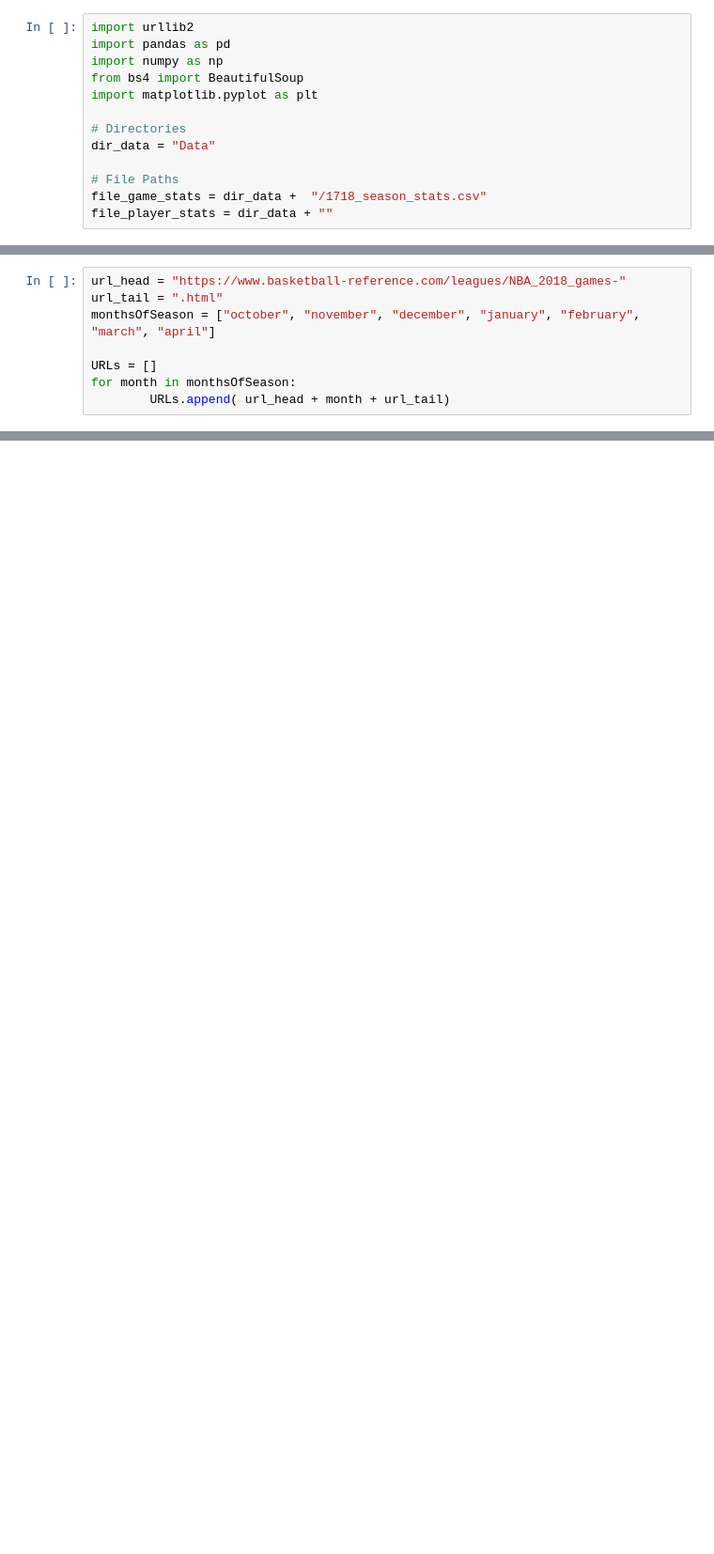
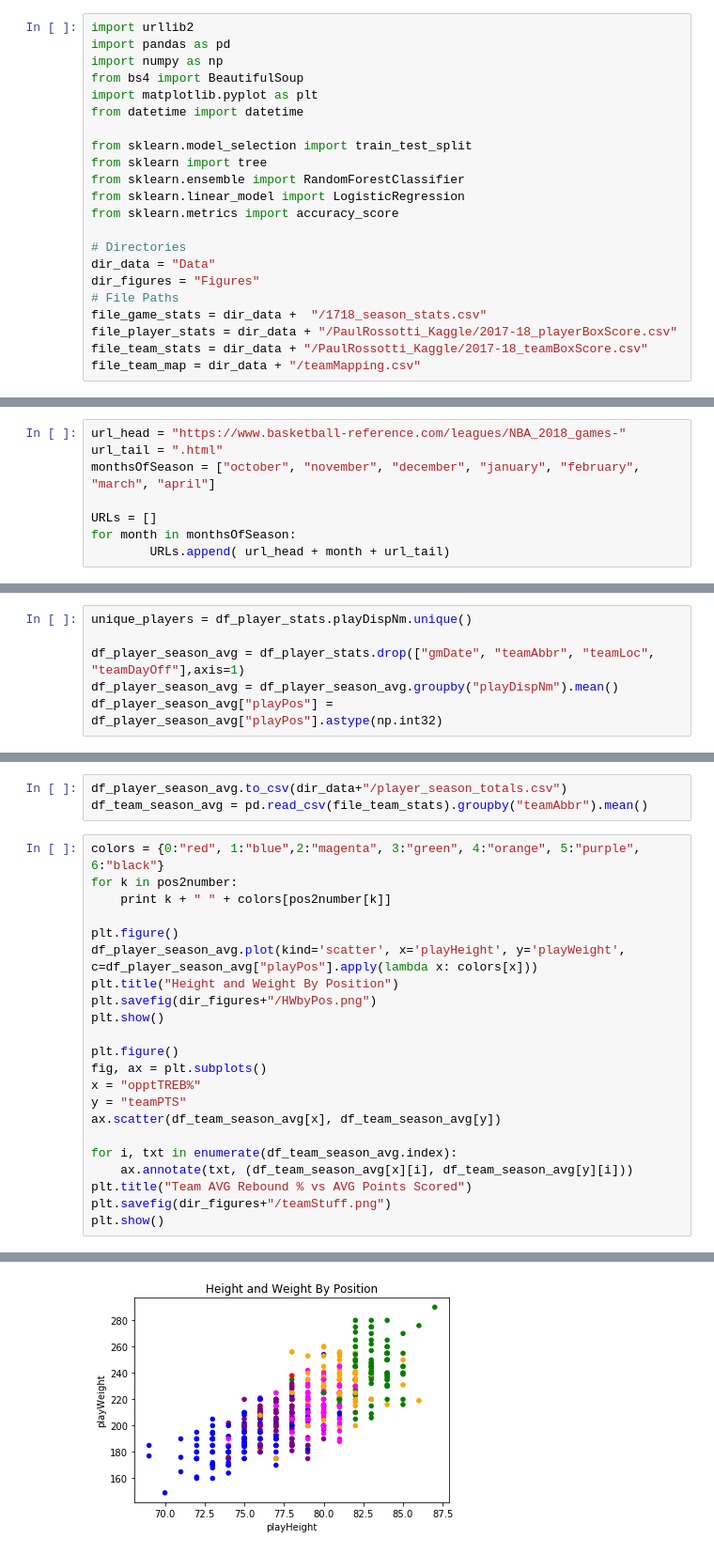
Before and after one commit to emilmoham/CIS3715FinalProj, a Jupyter notebook: FinalProject.ipynb, the cells around one changed output, grey strips where cells are left out. Shown at 94% size. Cells and saved outputs as stored; diff of their text form; blank space fills up the shorter version.

```diff
--- a/FinalProject.ipynb
+++ b/FinalProject.ipynb
@@ -6,10 +16,19 @@ import pandas as pd
 import numpy as np
 from bs4 import BeautifulSoup
 import matplotlib.pyplot as plt
+from datetime import datetime
+
+from sklearn.model_selection import train_test_split
+from sklearn import tree
+from sklearn.ensemble import RandomForestClassifier
+from sklearn.linear_model import LogisticRegression
+from sklearn.metrics import accuracy_score
 
 # Directories
 dir_data = "Data"
-
+dir_figures = "Figures"
 # File Paths
 file_game_stats = dir_data +  "/1718_season_stats.csv"
-file_player_stats = dir_data + ""
+file_player_stats = dir_data + "/PaulRossotti_Kaggle/2017-18_playerBoxScore.csv"
+file_team_stats = dir_data + "/PaulRossotti_Kaggle/2017-18_teamBoxScore.csv"
+file_team_map = dir_data + "/teamMapping.csv"
@@ -60,0 +141,6 @@ FP_season_stats.close()
+# %%
+unique_players = df_player_stats.playDispNm.unique()
+
+df_player_season_avg = df_player_stats.drop(["gmDate", "teamAbbr", "teamLoc", "teamDayOff"],axis=1)
+df_player_season_avg = df_player_season_avg.groupby("playDispNm").mean()
+df_player_season_avg["playPos"] = df_player_season_avg["playPos"].astype(np.int32)
@@ -60,0 +149,26 @@ FP_season_stats.close()
+# %%
+df_player_season_avg.to_csv(dir_data+"/player_season_totals.csv")
+df_team_season_avg = pd.read_csv(file_team_stats).groupby("teamAbbr").mean()
+# %%
+colors = {0:"red", 1:"blue",2:"magenta", 3:"green", 4:"orange", 5:"purple", 6:"black"}
+for k in pos2number:
+    print k + " " + colors[pos2number[k]]
+
+plt.figure()
+df_player_season_avg.plot(kind='scatter', x='playHeight', y='playWeight', c=df_player_season_avg["playPos"].apply(lambda x: colors[x]))
+plt.title("Height and Weight By Position")
+plt.savefig(dir_figures+"/HWbyPos.png")
+plt.show()
+
+plt.figure()
+fig, ax = plt.subplots()
+x = "opptTREB%"
+y = "teamPTS"
+ax.scatter(df_team_season_avg[x], df_team_season_avg[y])
+
+for i, txt in enumerate(df_team_season_avg.index):
+    ax.annotate(txt, (df_team_season_avg[x][i], df_team_season_avg[y][i]))
+plt.title("Team AVG Rebound % vs AVG Points Scored")
+plt.savefig(dir_figures+"/teamStuff.png")
+plt.show()
+# %% [output]
@@ -60,0 +183 @@ FP_season_stats.close()
+[figure, added]
```
Also changed, not shown: parts of 35 cells of this notebook, 20 other files.
